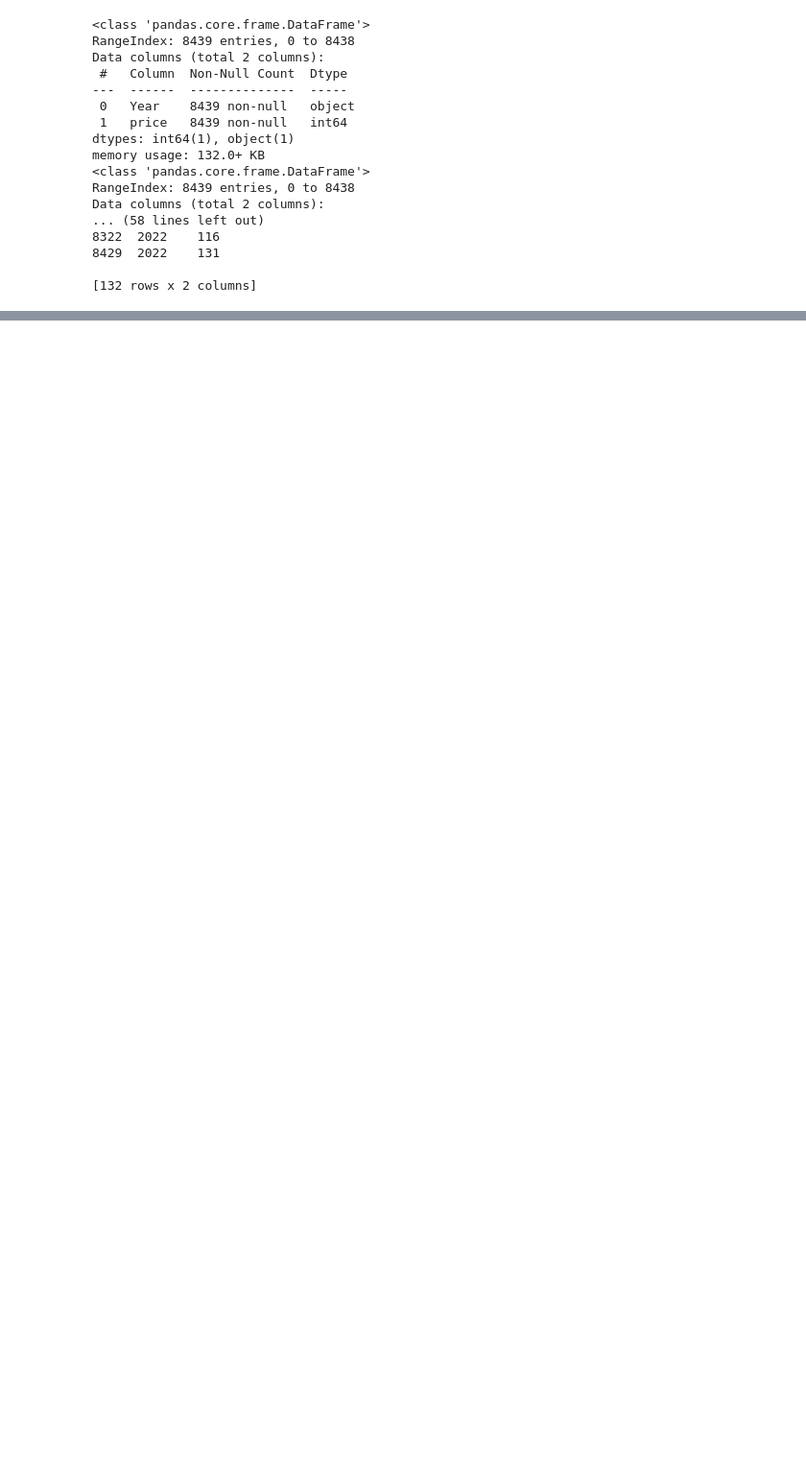
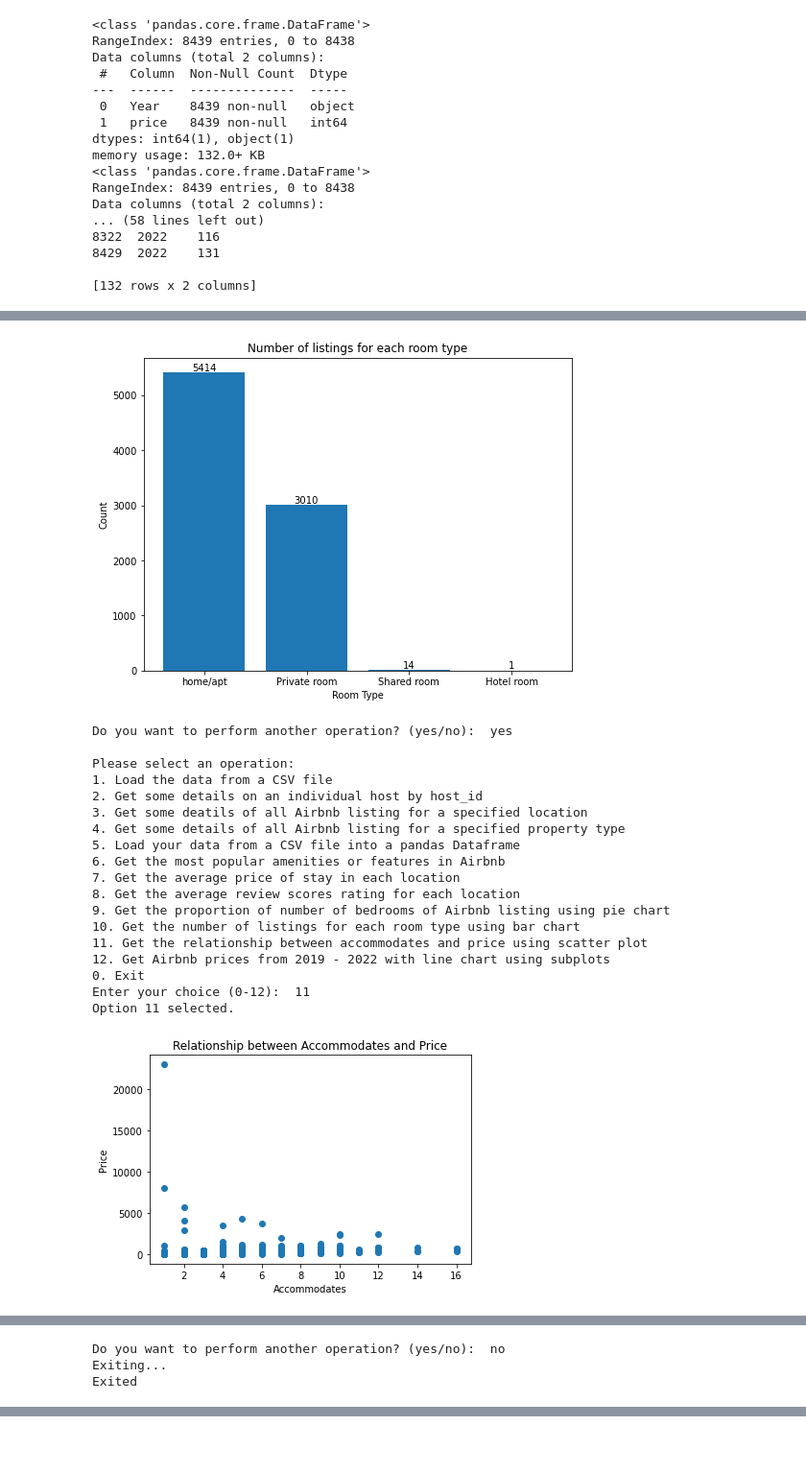
Before and after one commit to Debbydawn/Airbnb_application, a Jupyter notebook: Untitled.ipynb, the cells around one changed output, grey strips where cells are left out. Shown at 96% size. Cells and saved outputs as stored; diff of their text form; code cells hidden in the pictures; blank space fills up the shorter version.

```diff
--- a/Untitled.ipynb
+++ b/Untitled.ipynb
@@ -767,27 +570,27 @@ Name: review_scores_rating, Length: 309, dtype: float64
 # %%
-def averge_price_location():
+def average_price_location():
     # average price based on location
     av_price = loaded_data.groupby('host_location')['price'].mean()
     av_price = round(av_price,2)
     # Create a dataframe from the list of dictionaries
-    df = pd.DataFrame(av_price)
-    return df
+    average_price= pd.DataFrame(av_price)
+    return average_price
 
-df = averge_price_location()
+average_price = average_price_location()
 num_rows = 20
 start_pos = 0
-end_pos = min(start_pos + num_rows, len(df))
+end_pos = min(start_pos + num_rows, len(average_price))
 
 while True:
     # Display the current set of rows
     print(df.iloc[start_pos:end_pos])
-    if end_pos >= len(df):
+    if end_pos >= len(average_price):
         print("No more rows available.")
         break
     user_input = input("Enter 'next' to retrieve the next 20 rows, or 'quit' to exit: ")
     if user_input == 'next':
         start_pos += num_rows
-        end_pos = min(start_pos + num_rows, len(df))
+        end_pos = min(start_pos + num_rows, len(average_price))
     elif user_input == 'quit':
         break
 # %% [output]
@@ -1196,9 +1000,9 @@ plt.show()
 # %%
+print("Welcome to Dawn Airbnb\nWhat is your name?")
+username = input("Please enter your desired name: ")
+username = username.upper()
+print(f"\nYes, {username} lets get to work.")
 while True:
-    print("Welcome to Dawn Airbnb\nWhat is your name?")
-    username = input("Please enter your desired name: ")
-    username = username.upper()
-    print(f"\nYes, {username} lets get to work.")
     print("\nPlease select an operation:")
     print("1. Load the data from a CSV file")
     print("2. Get some details on an individual host by host_id")
@@ -1220,22 +1024,25 @@ while True:
         if choice == 1:
             # Perform option 1
             print("Option 1 selected.")
-            load_csv_file(file_location)
+            loaded_data = load_pd_file()
 
         elif choice == 2:
             # Perform option 2
             print("Option 2 selected.")
-            get_host_details()
+            host_details = get_host_details()
+            print(host_details)
 
         elif choice == 3:
             # Perform option 3
             print("Option 3 selected.")
-            get_location_details()
+            location_details = get_location_details()
+            print(location_details)
 
         elif choice == 4:
             # Perform option 4
             print("Option 4 selected.")
-            find_properties_by_location()
+            properties = find_properties_by_location()
+            print(properties)
 
         elif choice == 5:
             # Perform option 5
@@ -1245,17 +1052,20 @@ while True:
         elif choice == 6:
             # Perform option 6
             print("Option 6 selected.")
-            get_most_popular_amenity(loaded_data)
+            popular_amenity = get_most_popular_amenity(loaded_data)
+            print(popular_amenity)
 
         elif choice == 7:
             # Perform option 7
             print("Option 7 selected.")
-            averge_price_location()
+            average_price= average_price_location()
+            print(average_price)
 
         elif choice == 8:
             # Perform option 8
             print("Option 8 selected.")
-            average_review_location()
+            average_review = average_review_location()
+            print(average_review)
 
         elif choice == 9:
             # Perform option 9
@@ -1275,7 +1085,7 @@ while True:
         elif choice == 12:
             # Perform option 12
             print("Option 12 selected.")
-            plot_subplot()
+            subplot_airbnb_prices(loaded_data)
 
         elif choice == 0:
             # Exit the program
@@ -1316,0 +1143,20 @@ Please select an operation:
+[figure, added]
+Do you want to perform another operation? (yes/no):  yes
+
+Please select an operation:
+1. Load the data from a CSV file
+2. Get some details on an individual host by host_id
+3. Get some deatils of all Airbnb listing for a specified location
+4. Get some details of all Airbnb listing for a specified property type
+5. Load your data from a CSV file into a pandas Dataframe
+6. Get the most popular amenities or features in Airbnb
+7. Get the average price of stay in each location
+8. Get the average review scores rating for each location
+9. Get the proportion of number of bedrooms of Airbnb listing using pie chart
+10. Get the number of listings for each room type using bar chart
+11. Get the relationship between accommodates and price using scatter plot
+12. Get Airbnb prices from 2019 - 2022 with line chart using subplots
+0. Exit
+Enter your choice (0-12):  11
+Option 11 selected.
+[figure, added]
@@ -1316,0 +1182,3 @@ Please select an operation:
+Do you want to perform another operation? (yes/no):  no
+Exiting...
+Exited
```
Also changed, not shown: parts of 49 cells of this notebook.
